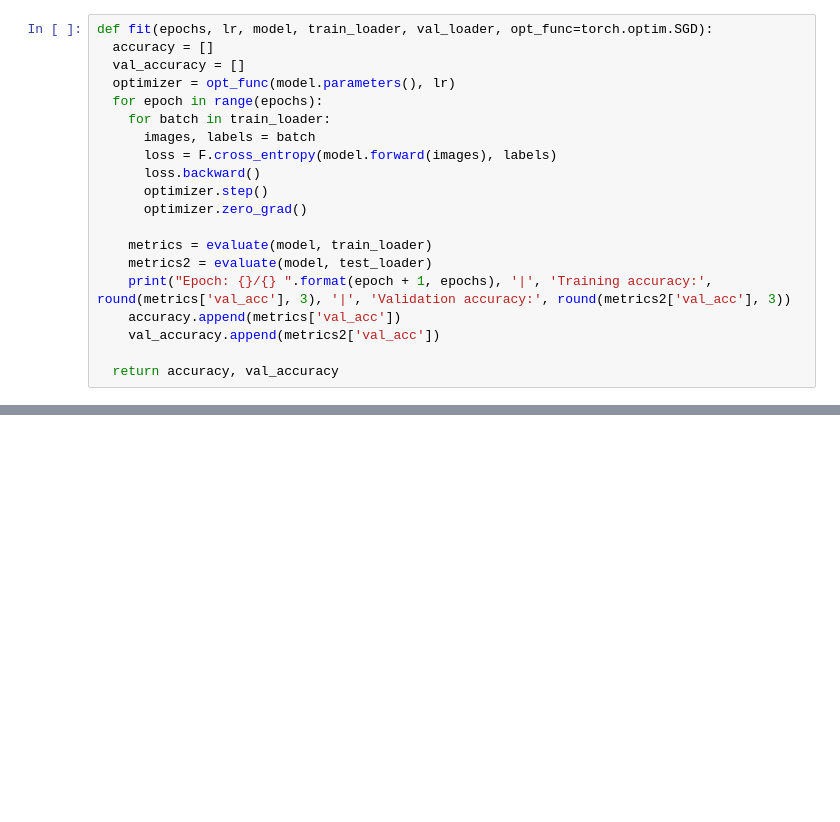
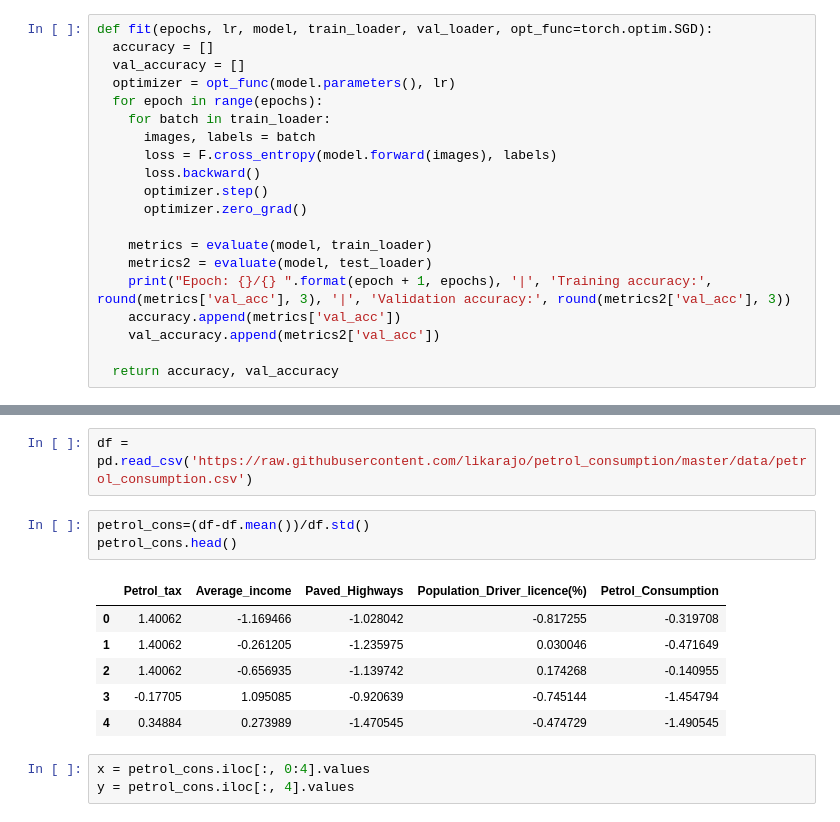
Before and after one commit to srkcheema/ComparativeAnalysis-ML-Libraries, a Jupyter notebook: Pytorch_554_Project.ipynb, the cells around one changed output, grey strips where cells are left out. Saved outputs shown, nothing was run; the diff lists cells and outputs as text; blank space fills up the shorter version.

```diff
--- a/Pytorch_554_Project.ipynb
+++ b/Pytorch_554_Project.ipynb
@@ -96,0 +189,15 @@ def fit(epochs, lr, model, train_loader, val_loader, opt_func=torch.optim.SGD):
+# %%
+df = pd.read_csv('https://raw.githubusercontent.com/likarajo/petrol_consumption/master/data/petrol_consumption.csv')
+# %%
+petrol_cons=(df-df.mean())/df.std()
+petrol_cons.head()
+# %% [output]
+|  | Petrol_tax | Average_income | Paved_Highways | Population_Driver_licence(%) | Petrol_Consumption |
+| 0 | 1.40062 | -1.169466 | -1.028042 | -0.817255 | -0.319708 |
+| 1 | 1.40062 | -0.261205 | -1.235975 | 0.030046 | -0.471649 |
+| 2 | 1.40062 | -0.656935 | -1.139742 | 0.174268 | -0.140955 |
+| 3 | -0.17705 | 1.095085 | -0.920639 | -0.745144 | -1.454794 |
+| 4 | 0.34884 | 0.273989 | -1.470545 | -0.474729 | -1.490545 |
+# %%
+x = petrol_cons.iloc[:, 0:4].values
+y = petrol_cons.iloc[:, 4].values
```
Also changed, not shown: parts of 18 cells of this notebook.
